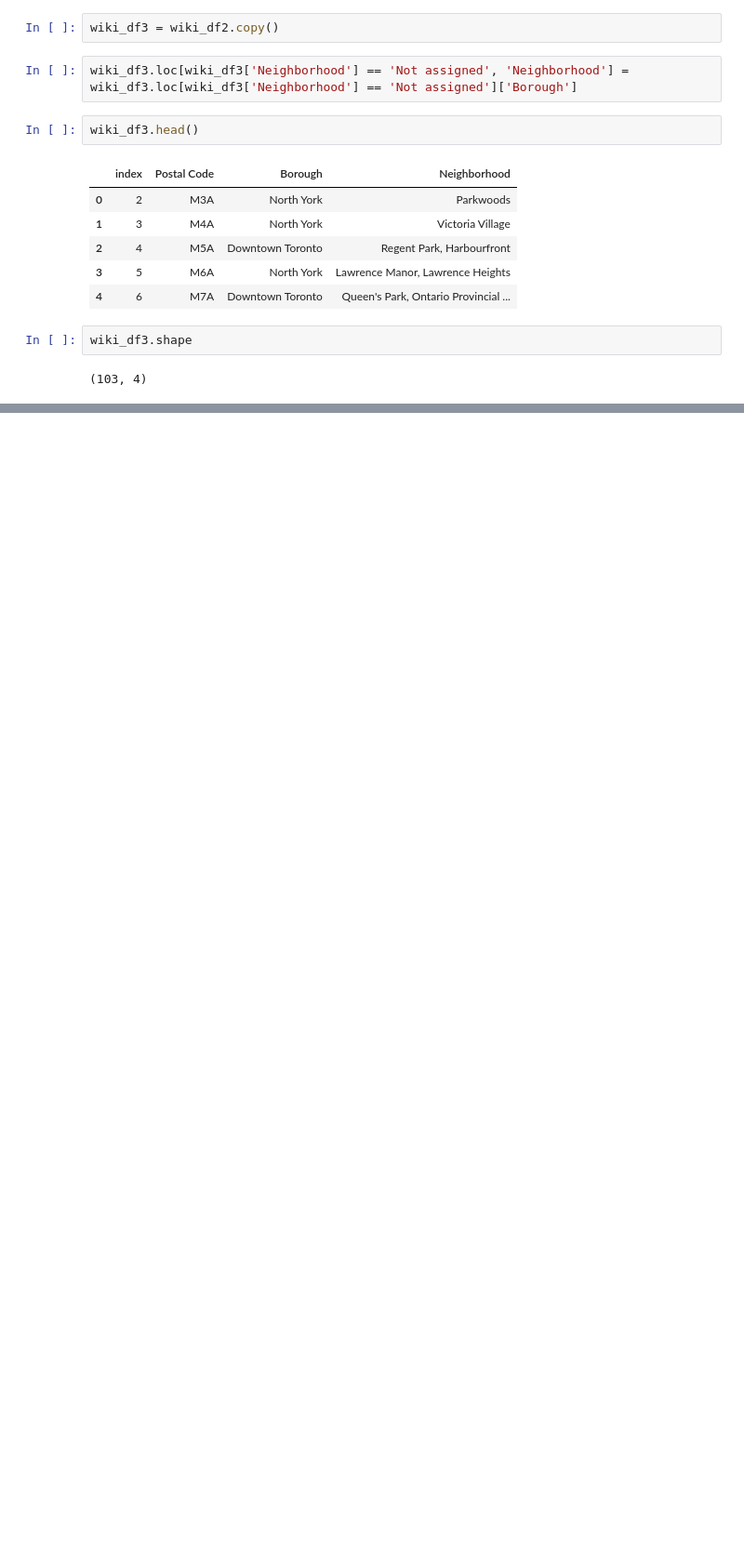
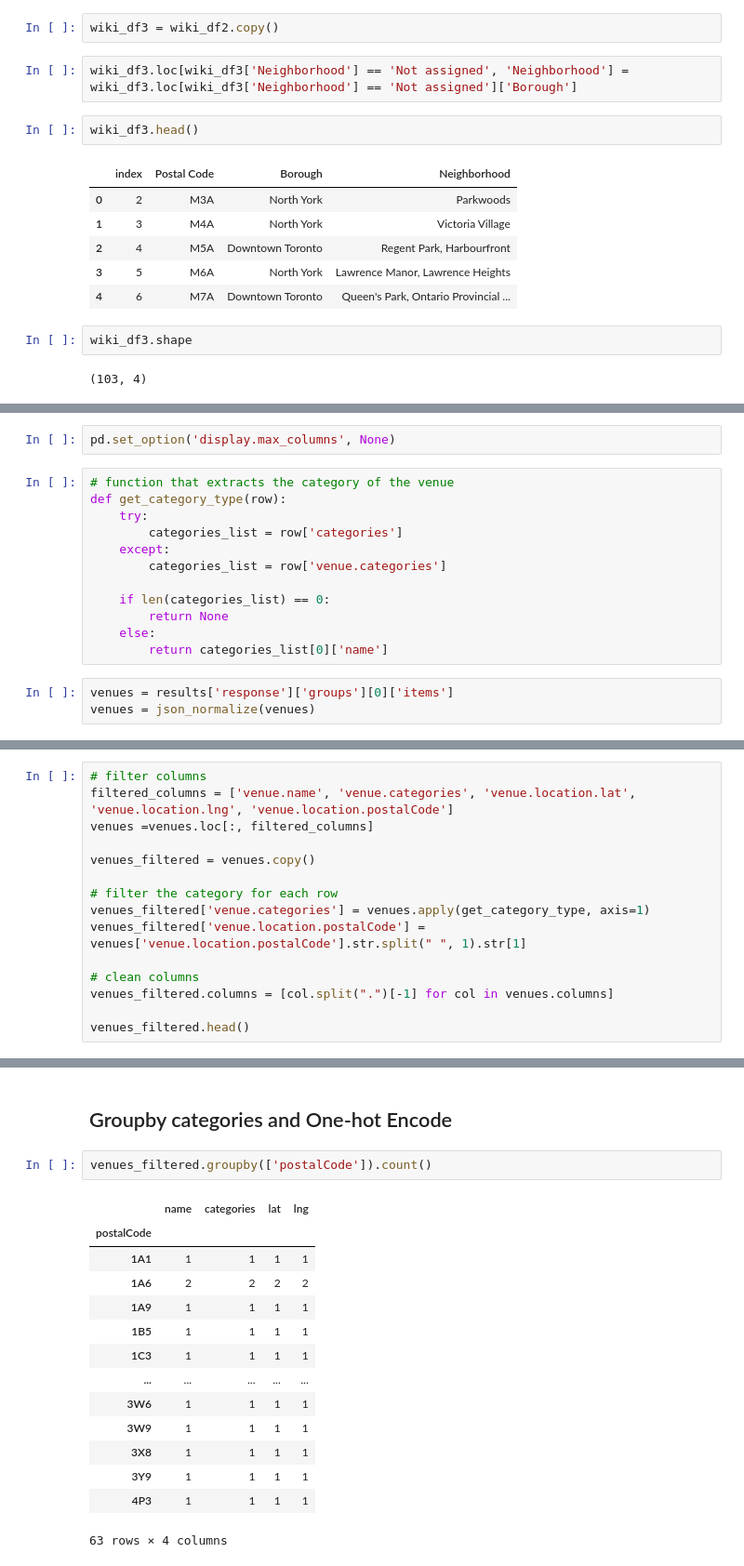
Before and after one commit to abdulazizAlwar/Coursera_Capstone, a Jupyter notebook: Week_3.ipynb, the cells around one changed output, grey strips where cells are left out. Shown: that part at 93% size. Cells and saved outputs as stored; diff of their text form; blank space fills up the shorter version.

```diff
--- a/Week_3.ipynb
+++ b/Week_3.ipynb
@@ -48,0 +151,17 @@ wiki_df3.shape
+# %%
+pd.set_option('display.max_columns', None)
+# %%
+# function that extracts the category of the venue
+def get_category_type(row):
+    try:
+        categories_list = row['categories']
+    except:
+        categories_list = row['venue.categories']
+
+    if len(categories_list) == 0:
+        return None
+    else:
+        return categories_list[0]['name']
+# %%
+venues = results['response']['groups'][0]['items']
+venues = json_normalize(venues)
@@ -48,0 +187,15 @@ wiki_df3.shape
+# %%
+# filter columns
+filtered_columns = ['venue.name', 'venue.categories', 'venue.location.lat', 'venue.location.lng', 'venue.location.postalCode']
+venues =venues.loc[:, filtered_columns]
+
+venues_filtered = venues.copy()
+
+# filter the category for each row
+venues_filtered['venue.categories'] = venues.apply(get_category_type, axis=1)
+venues_filtered['venue.location.postalCode'] = venues['venue.location.postalCode'].str.split(" ", 1).str[1]
+
+# clean columns
+venues_filtered.columns = [col.split(".")[-1] for col in venues.columns]
+
+venues_filtered.head()
@@ -48,0 +209,19 @@ wiki_df3.shape
+# %% [markdown]
+## Groupby categories and One-hot Encode
+# %%
+venues_filtered.groupby(['postalCode']).count()
+# %% [output]
+|  | name | categories | lat | lng |
+| postalCode |  |  |  |  |
+| 1A1 | 1 | 1 | 1 | 1 |
+| 1A6 | 2 | 2 | 2 | 2 |
+| 1A9 | 1 | 1 | 1 | 1 |
+| 1B5 | 1 | 1 | 1 | 1 |
+| 1C3 | 1 | 1 | 1 | 1 |
+| ... | ... | ... | ... | ... |
+| 3W6 | 1 | 1 | 1 | 1 |
+| 3W9 | 1 | 1 | 1 | 1 |
+| 3X8 | 1 | 1 | 1 | 1 |
+| 3Y9 | 1 | 1 | 1 | 1 |
+| 4P3 | 1 | 1 | 1 | 1 |
+63 rows × 4 columns
```
Also changed, not shown: parts of 35 cells of this notebook.
